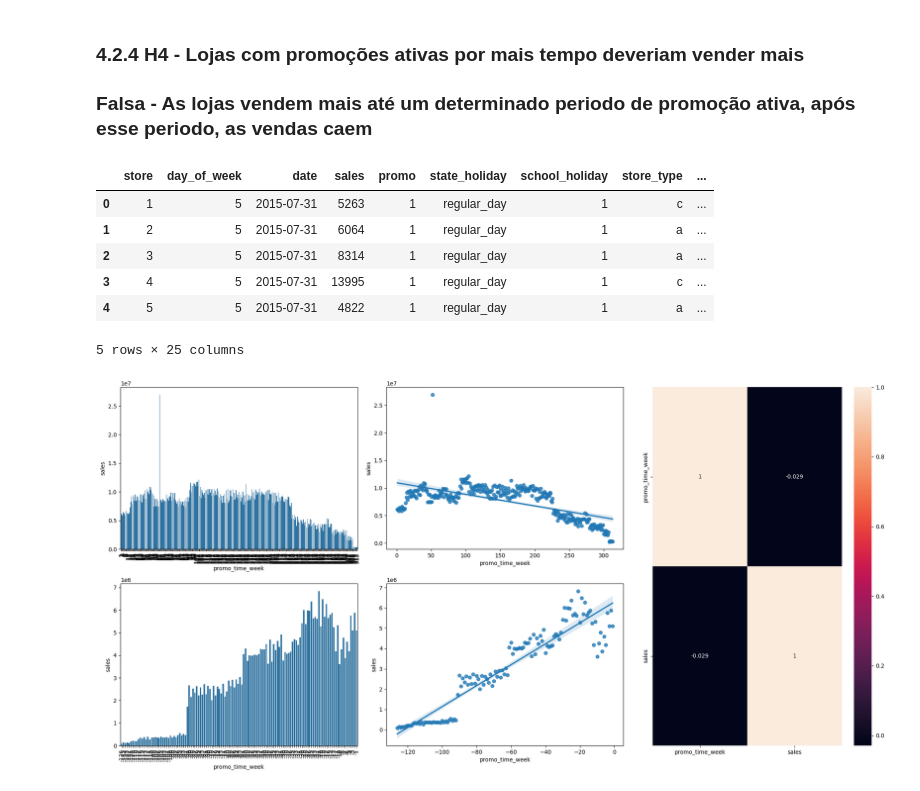
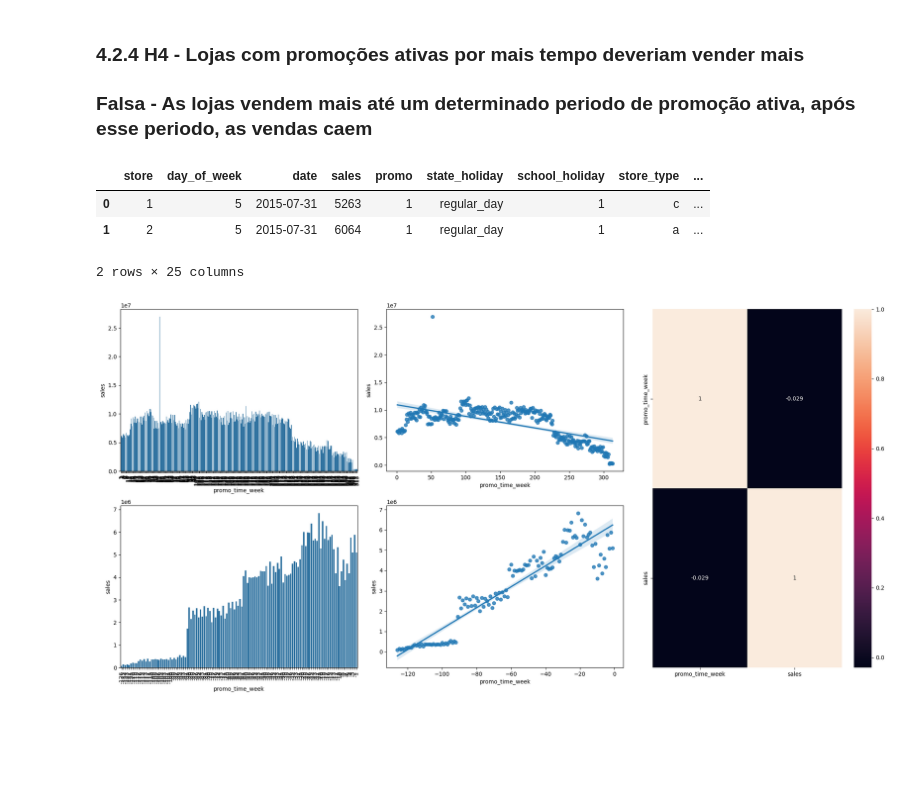
Before and after one commit to leprado06/rossmann, a Jupyter notebook: notebook/v1.ipynb, the cells around one changed output. Cells and saved outputs as stored; diff of their text form; code cells hidden in the pictures; blank space fills up the shorter version.

```diff
--- a/notebook/v1.ipynb
+++ b/notebook/v1.ipynb
@@ -573,15 +566,12 @@ plt.show()
 ### 4.2.4 H4 - Lojas com promoções ativas por mais tempo deveriam vender mais
 ### **Falsa - As lojas vendem mais até um determinado periodo de promoção ativa, após esse periodo, as vendas caem**
 # %%
-df4.head()
+df4.head(2)
 # %% [output]
 |  | store | day_of_week | date | sales | promo | state_holiday | school_holiday | store_type | ... |
 | 0 | 1 | 5 | 2015-07-31 | 5263 | 1 | regular_day | 1 | c | ... |
 | 1 | 2 | 5 | 2015-07-31 | 6064 | 1 | regular_day | 1 | a | ... |
-| 2 | 3 | 5 | 2015-07-31 | 8314 | 1 | regular_day | 1 | a | ... |
-| 3 | 4 | 5 | 2015-07-31 | 13995 | 1 | regular_day | 1 | c | ... |
-| 4 | 5 | 5 | 2015-07-31 | 4822 | 1 | regular_day | 1 | a | ... |
-5 rows × 25 columns
+2 rows × 25 columns
 # %%
 aux1 = df4[['promo_time_week', 'sales']].groupby('promo_time_week').sum().reset_index()
 
```
Also changed, not shown: parts of 10 cells of this notebook, 2 other files.
